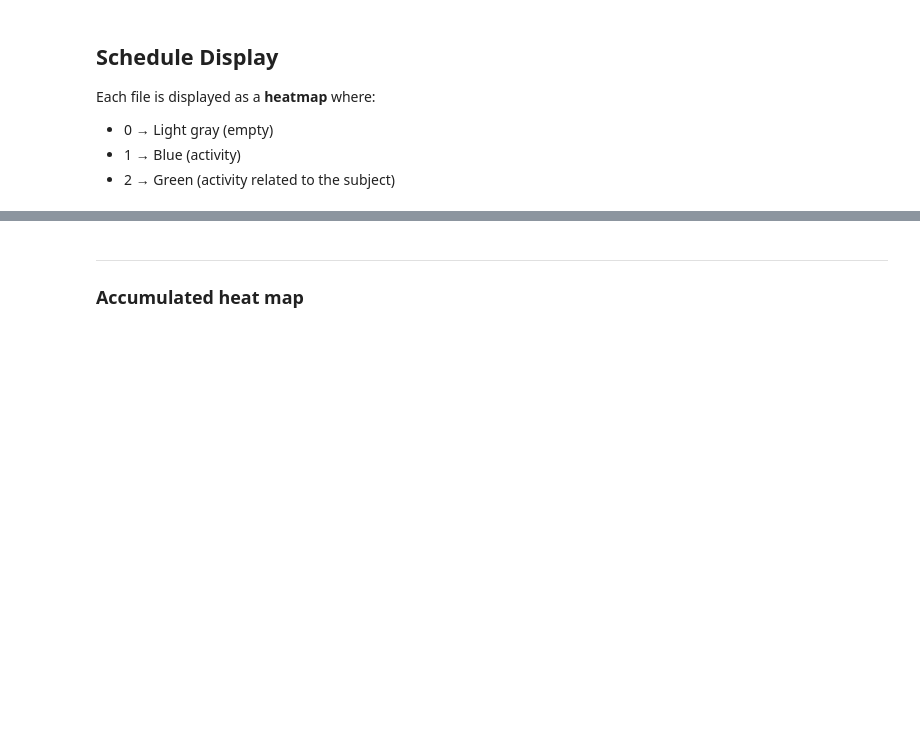
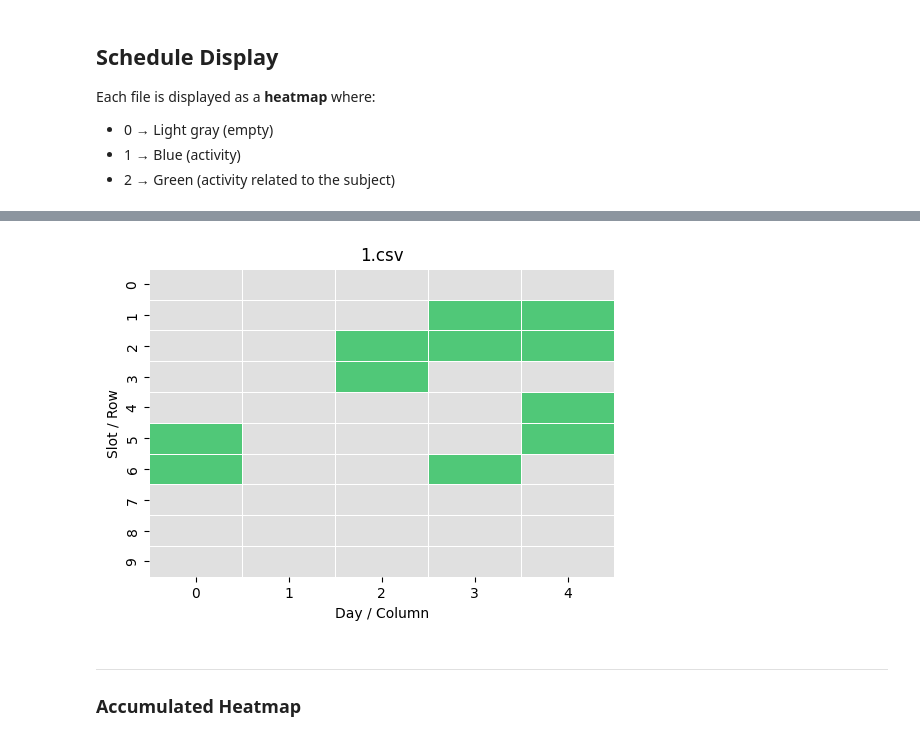
Before and after one commit to Camilu-png/student-assistant-scheduling, a Jupyter notebook: notebooks/schedule_distribution_analysis.ipynb, the cells around one changed output, grey strips where cells are left out. Cells and saved outputs as stored; diff of their text form; code cells hidden in the pictures; blank space fills up the shorter version.

```diff
--- a/notebooks/schedule_distribution_analysis.ipynb
+++ b/notebooks/schedule_distribution_analysis.ipynb
@@ -70,4 +122,9 @@ for name in sorted(schedules.keys(), key=lambda x: int(os.path.splitext(x)[0])):
+# %%
+for name in sorted(schedules_as.keys(), key=lambda x: int(os.path.splitext(x)[0])):
+    show_schedule(schedules_as[name], titulo=name)
+# %% [output]
+[figure, added]
 # %% [markdown]
 ---
-### Accumulated heat map
+### Accumulated Heatmap
 # %%
```
Also changed, not shown: parts of 7 cells of this notebook.
